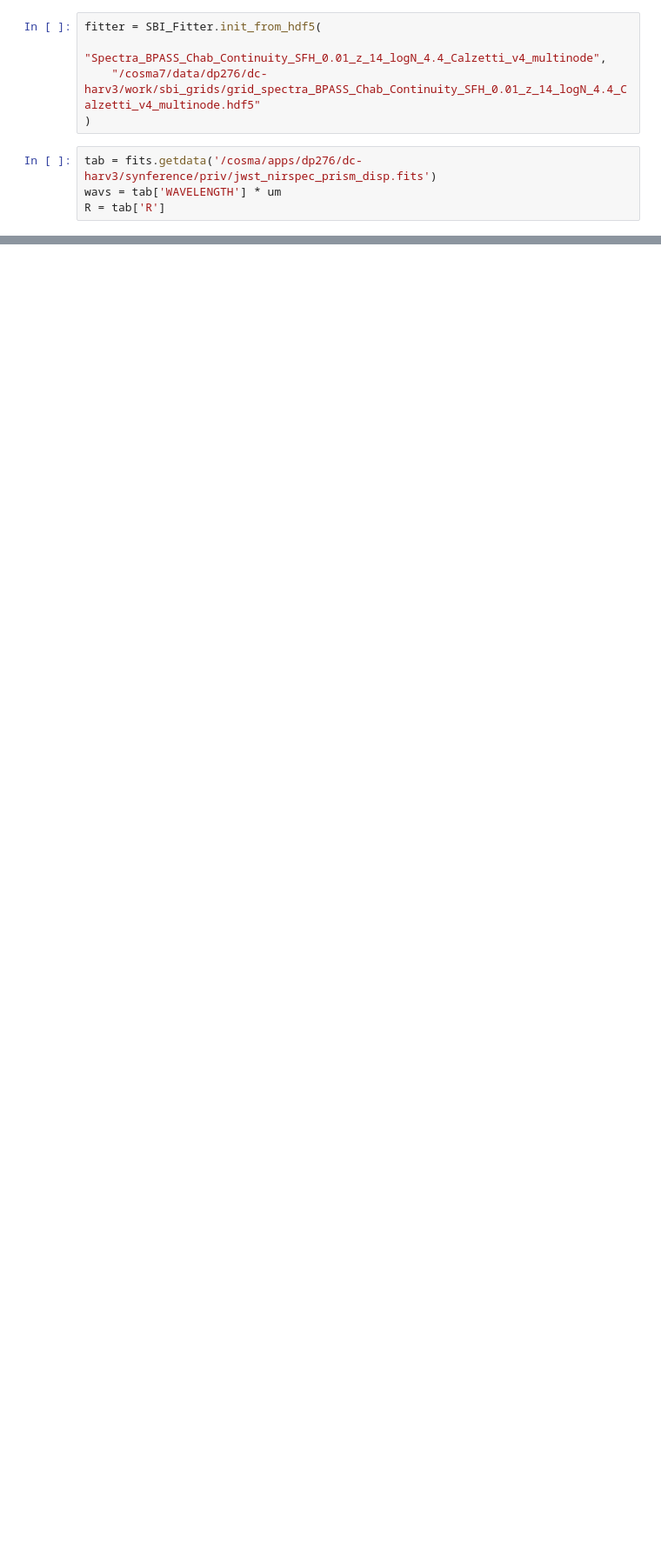
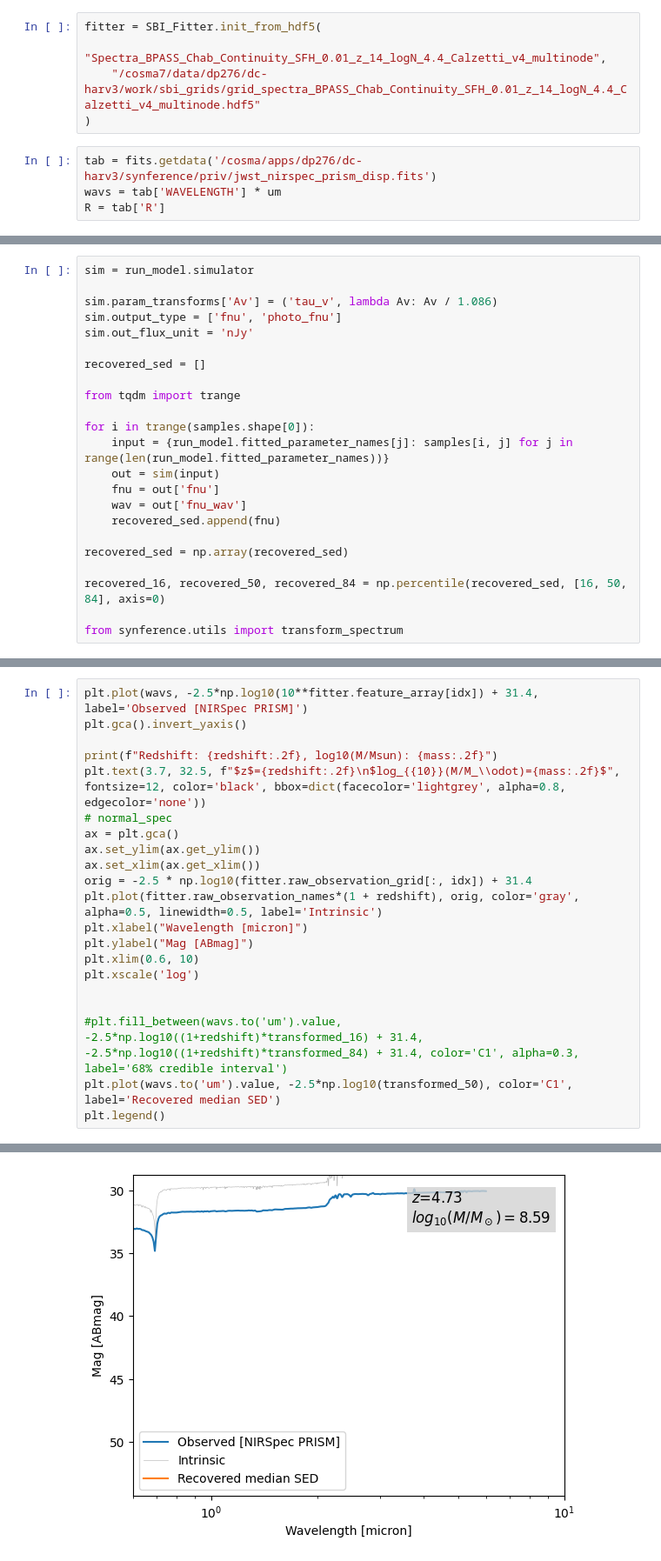
Before and after one commit to synthesizer-project/synference, a Jupyter notebook: examples/sbi/notebooks/train_spectral_model.ipynb, the cells around one changed output, grey strips where cells are left out. Shown at 87% size. Saved outputs shown, nothing was run; the diff lists cells and outputs as text; blank space fills up the shorter version.

```diff
--- a/examples/sbi/notebooks/train_spectral_model.ipynb
+++ b/examples/sbi/notebooks/train_spectral_model.ipynb
@@ -110,0 +110,23 @@ plt.axvline(0.1216 * (1 + redshift), color='k', linestyle='--', label='Lyman bre
+# %%
+sim = run_model.simulator
+
+sim.param_transforms['Av'] = ('tau_v', lambda Av: Av / 1.086)
+sim.output_type = ['fnu', 'photo_fnu']
+sim.out_flux_unit = 'nJy'
+
+recovered_sed = []
+
+from tqdm import trange
+
+for i in trange(samples.shape[0]):
+    input = {run_model.fitted_parameter_names[j]: samples[i, j] for j in range(len(run_model.fitted_parameter_names))}
+    out = sim(input)
+    fnu = out['fnu']
+    wav = out['fnu_wav']
+    recovered_sed.append(fnu)
+
+recovered_sed = np.array(recovered_sed)
+
+recovered_16, recovered_50, recovered_84 = np.percentile(recovered_sed, [16, 50, 84], axis=0)
+
+from synference.utils import transform_spectrum
@@ -110,0 +179,22 @@ plt.axvline(0.1216 * (1 + redshift), color='k', linestyle='--', label='Lyman bre
+# %%
+plt.plot(wavs, -2.5*np.log10(10**fitter.feature_array[idx]) + 31.4, label='Observed [NIRSpec PRISM]')
+plt.gca().invert_yaxis()
+
+print(f"Redshift: {redshift:.2f}, log10(M/Msun): {mass:.2f}")
+plt.text(3.7, 32.5, f"$z$={redshift:.2f}\n$log_{{10}}(M/M_\\odot)={mass:.2f}$", fontsize=12, color='black', bbox=dict(facecolor='lightgrey', alpha=0.8, edgecolor='none'))
+# normal_spec
+ax = plt.gca()
+ax.set_ylim(ax.get_ylim())
+ax.set_xlim(ax.get_xlim())
+orig = -2.5 * np.log10(fitter.raw_observation_grid[:, idx]) + 31.4
+plt.plot(fitter.raw_observation_names*(1 + redshift), orig, color='gray', alpha=0.5, linewidth=0.5, label='Intrinsic')
+plt.xlabel("Wavelength [micron]")
+plt.ylabel("Mag [ABmag]")
+plt.xlim(0.6, 10)
+plt.xscale('log')
+
+
+#plt.fill_between(wavs.to('um').value, -2.5*np.log10((1+redshift)*transformed_16) + 31.4, -2.5*np.log10((1+redshift)*transformed_84) + 31.4, color='C1', alpha=0.3, label='68% credible interval')
+plt.plot(wavs.to('um').value, -2.5*np.log10(transformed_50), color='C1', label='Recovered median SED')
+plt.legend()
+# %% [output]
@@ -110,0 +203 @@ plt.axvline(0.1216 * (1 + redshift), color='k', linestyle='--', label='Lyman bre
+[figure, added]
```
Also changed, not shown: parts of 17 cells of this notebook, 5 other files.
